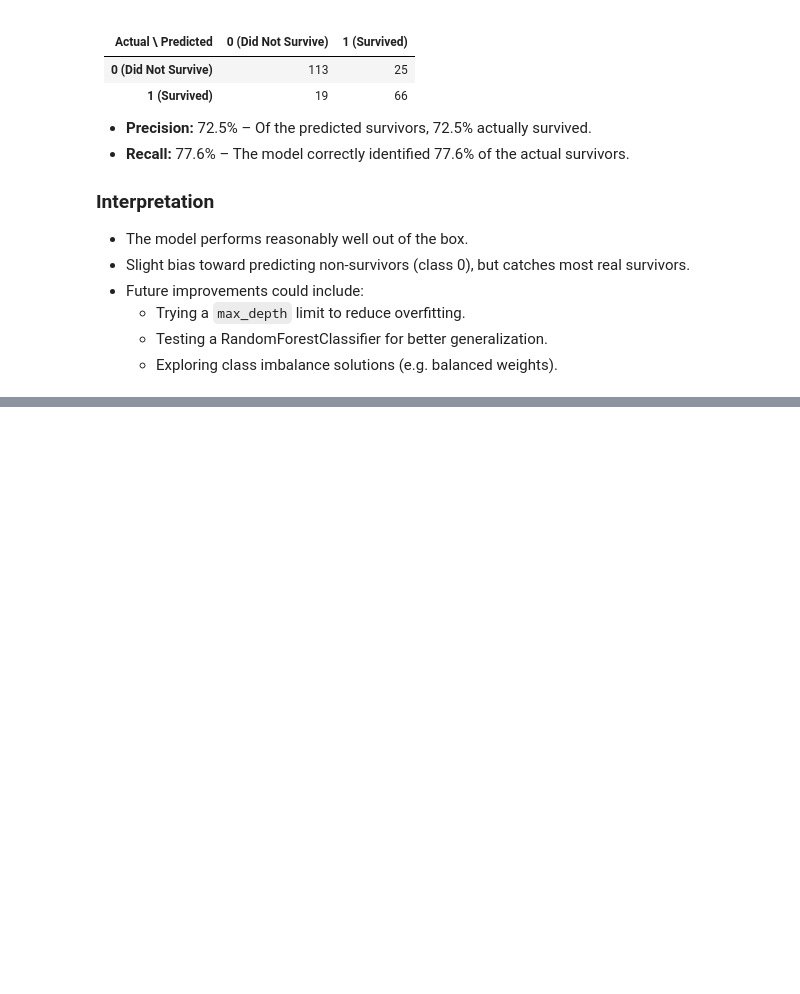
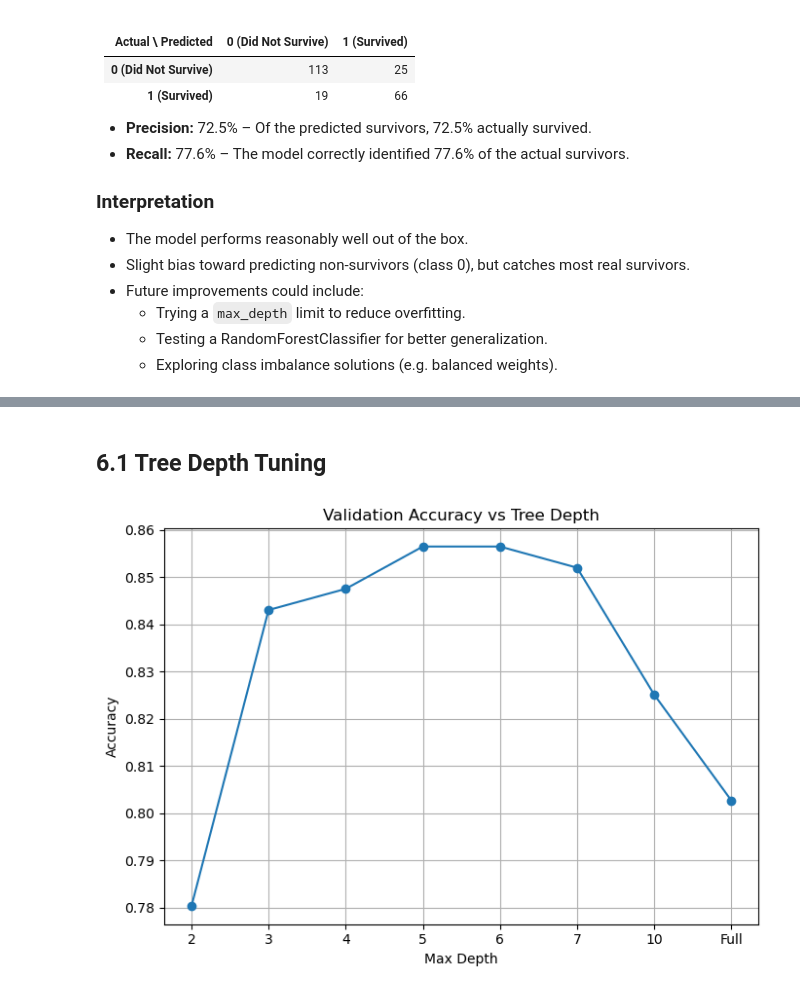
Before and after one commit to flyboi96/HCMLE, a Jupyter notebook: block3_intro_to_ml/classification_titanic.ipynb, the cells around one changed output, grey strips where cells are left out. Drawn from its saved outputs; the diff is of its cells as text; code cells hidden in the pictures; blank space fills up the shorter version.

Commit message:
Refined regression and classification models; tested Random Forests and feature changes

```diff
--- a/block3_intro_to_ml/classification_titanic.ipynb
+++ b/block3_intro_to_ml/classification_titanic.ipynb
@@ -125,0 +176,40 @@ print(f"Recall: {recall:.3f}")
+# %% [markdown]
+## 6.1 Tree Depth Tuning
+# %%
+from sklearn.tree import DecisionTreeClassifier
+from sklearn.metrics import accuracy_score, precision_score, recall_score
+
+depths = [2, 3, 4, 5, 6, 7, 10, None]
+results = []
+
+for d in depths:
+    model = DecisionTreeClassifier(max_depth=d, random_state=1)
+    model.fit(train_X, train_y)
+    preds = model.predict(val_X)
+
+    acc = accuracy_score(val_y, preds)
+    prec = precision_score(val_y, preds)
+    rec = recall_score(val_y, preds)
+
+    results.append({
+        'Depth': d if d is not None else 'Full',
+        'Accuracy': acc,
+        'Precision': prec,
+        'Recall': rec
+    })
+
+import matplotlib.pyplot as plt
+
+depth_labels = [str(r['Depth']) for r in results]
+accs = [r['Accuracy'] for r in results]
+
+plt.figure(figsize=(7, 5))
+plt.plot(depth_labels, accs, marker='o', linestyle='-')
+plt.title("Validation Accuracy vs Tree Depth")
+plt.xlabel("Max Depth")
+plt.ylabel("Accuracy")
+plt.grid(True)
+plt.tight_layout()
+plt.show()
+# %% [output]
+[figure, added]
```
Also changed, not shown: parts of 10 cells of this notebook, 1 other file.
